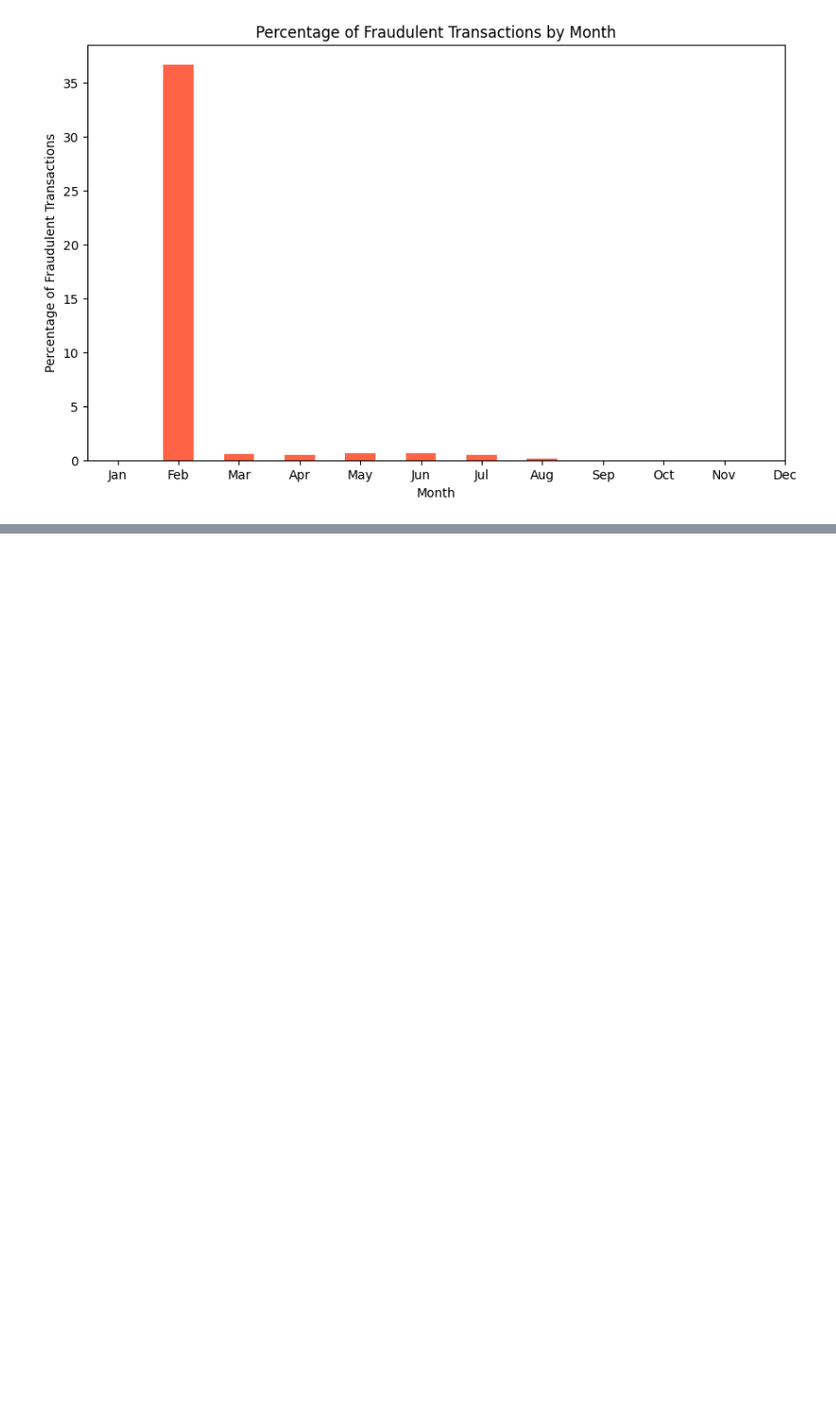
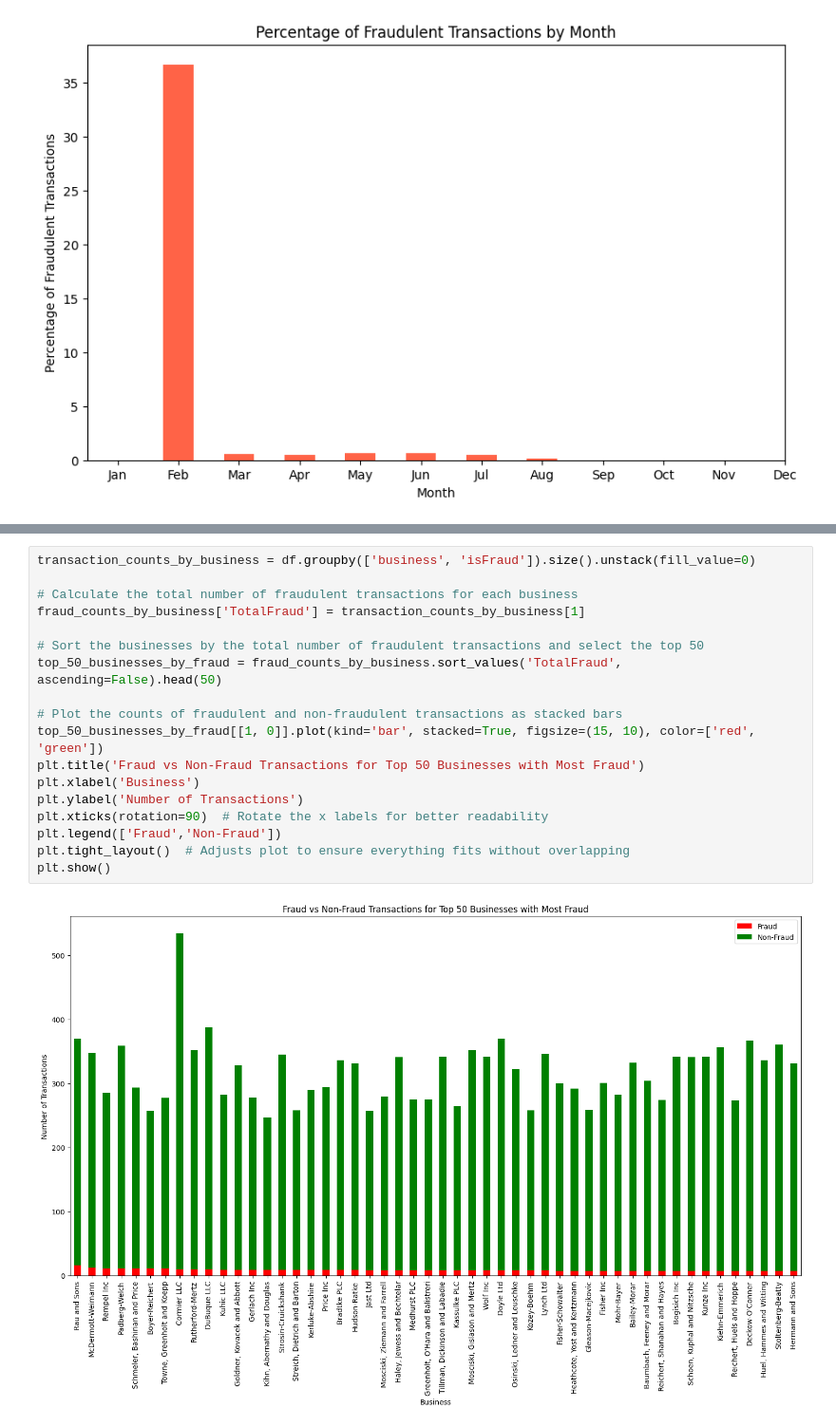
Before and after one commit to ethan-rng/dataquest, a Jupyter notebook: data_viz.ipynb, the cells around one changed output, grey strips where cells are left out. Shown at 95% size. Saved outputs shown, nothing was run; the diff lists cells and outputs as text; blank space fills up the shorter version.

```diff
--- a/data_viz.ipynb
+++ b/data_viz.ipynb
@@ -107,0 +128,20 @@ plt.show()
+# %%
+transaction_counts_by_business = df.groupby(['business', 'isFraud']).size().unstack(fill_value=0)
+
+# Calculate the total number of fraudulent transactions for each business
+fraud_counts_by_business['TotalFraud'] = transaction_counts_by_business[1]
+
+# Sort the businesses by the total number of fraudulent transactions and select the top 50
+top_50_businesses_by_fraud = fraud_counts_by_business.sort_values('TotalFraud', ascending=False).head(50)
+
+# Plot the counts of fraudulent and non-fraudulent transactions as stacked bars
+top_50_businesses_by_fraud[[1, 0]].plot(kind='bar', stacked=True, figsize=(15, 10), color=['red', 'green'])
+plt.title('Fraud vs Non-Fraud Transactions for Top 50 Businesses with Most Fraud')
+plt.xlabel('Business')
+plt.ylabel('Number of Transactions')
+plt.xticks(rotation=90)  # Rotate the x labels for better readability
+plt.legend(['Fraud','Non-Fraud'])
+plt.tight_layout()  # Adjusts plot to ensure everything fits without overlapping
+plt.show()
+# %% [output]
+[figure, added]
```
Also changed, not shown: parts of 5 cells of this notebook.
